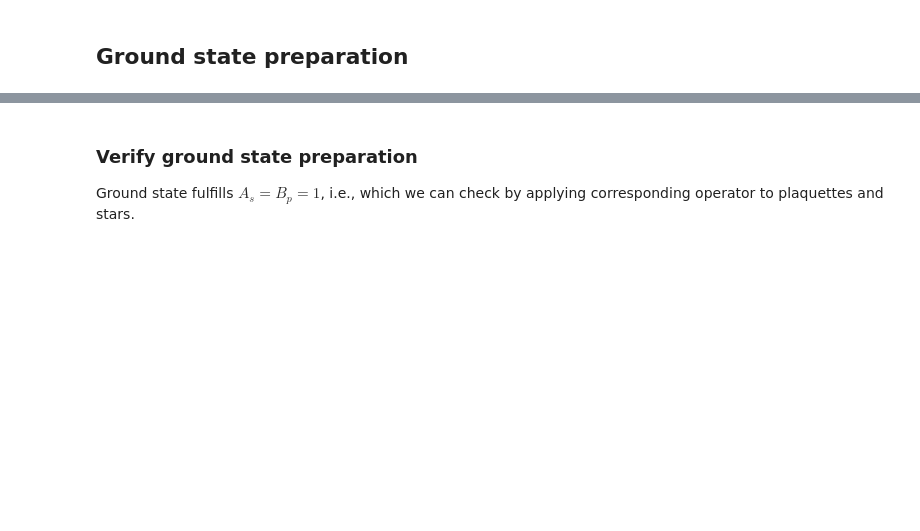
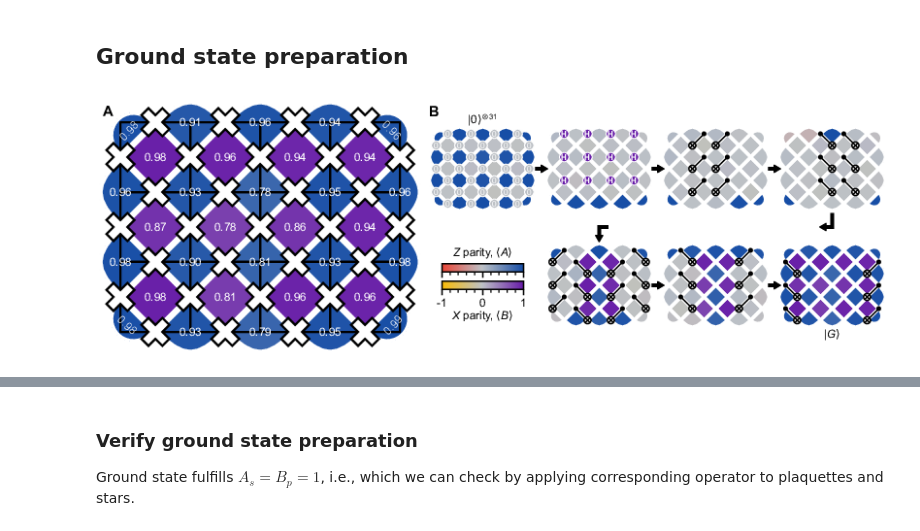
Before and after one commit to Randl/qhack_toric_code, a Jupyter notebook: presentation.ipynb, the cells around one changed output, grey strips where cells are left out. Saved outputs shown, nothing was run; the diff lists cells and outputs as text; code cells hidden in the pictures; blank space fills up the shorter version.

Commit message:
Update presentation with figures

```diff
--- a/presentation.ipynb
+++ b/presentation.ipynb
@@ -9,6 +9,12 @@ A good source for study is [Leggett's intro](https://courses.physics.illinois.ed
 to toric code.
 # %% [markdown]
 ## Ground state preparation
+# %%
+from wand.image import Image as WImage
+img = WImage(filename='figures/fig1_2021-03-12.pdf', resolution=120)
+img
+# %% [output]
+[figure, added]
 # %%
 from toric_code import get_toric_code
 
```
Also changed, not shown: parts of 10 cells of this notebook, 3 other files.
